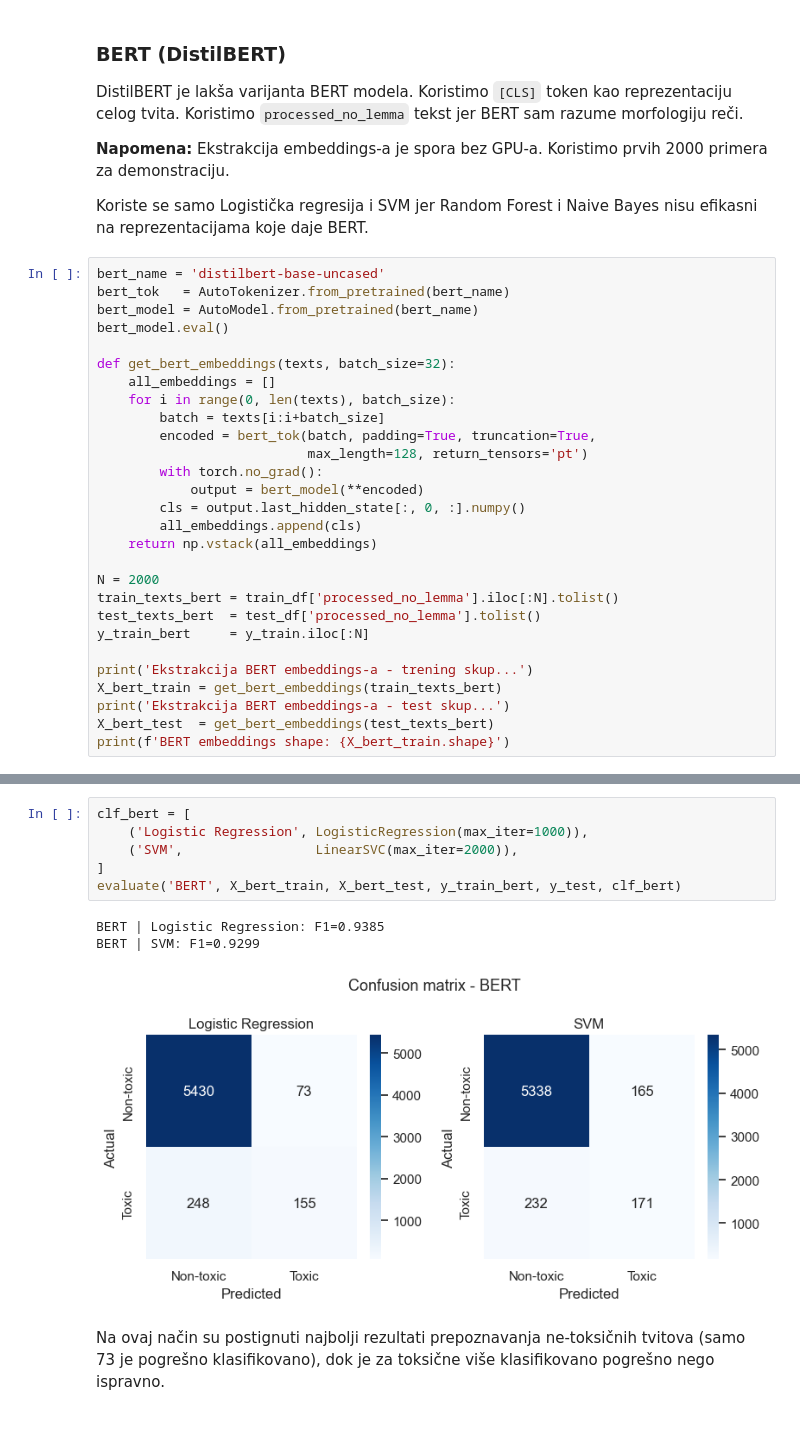
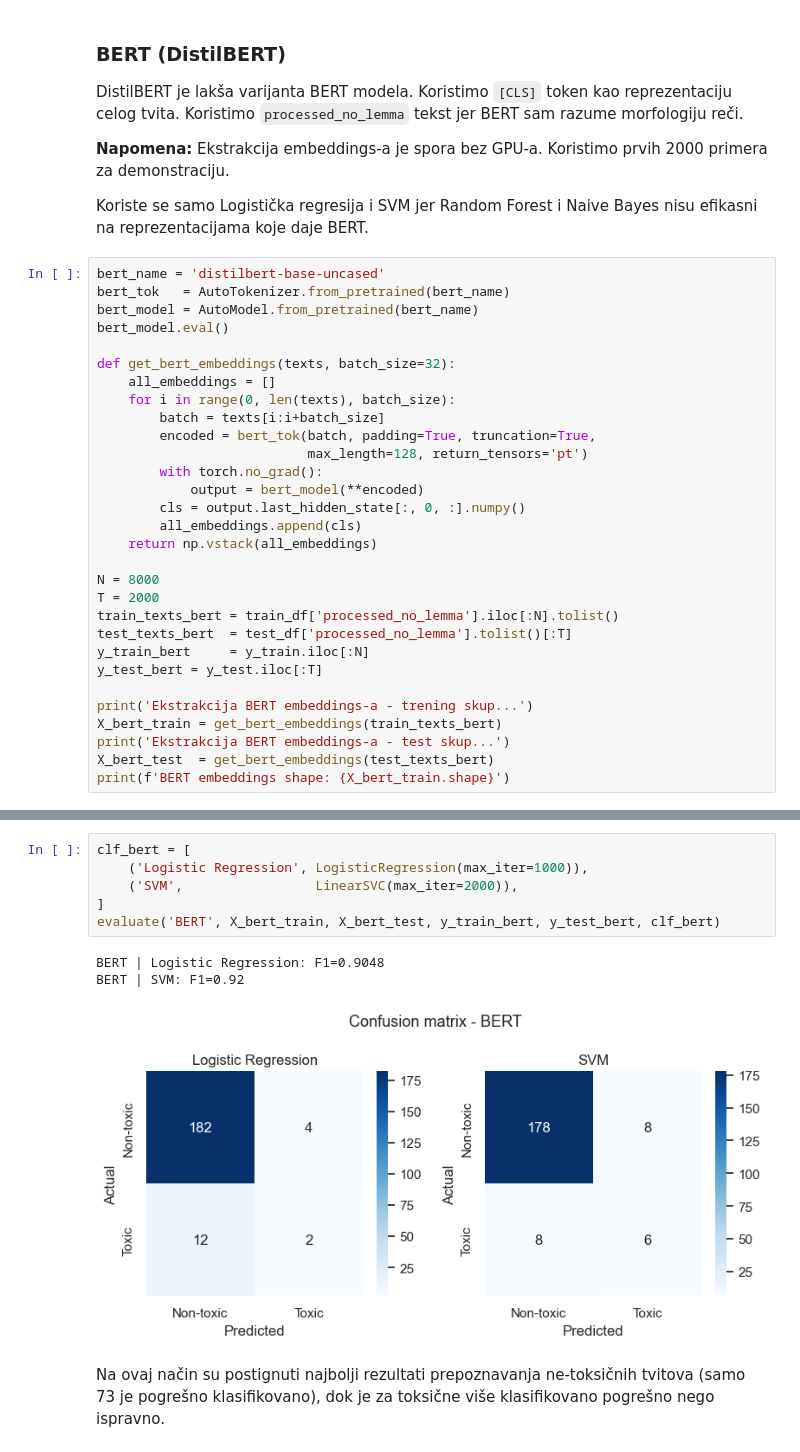
Before and after one commit to paunovicjovan/data-preprocessing-for-ml-2, a Jupyter notebook: Prakticni deo/Toxic Tweets Classification.ipynb, the cells around one changed output, grey strips where cells are left out. Cells and saved outputs as stored; diff of their text form; blank space fills up the shorter version.

```diff
--- a/Prakticni deo/Toxic Tweets Classification.ipynb
+++ b/Prakticni deo/Toxic Tweets Classification.ipynb
@@ -974,10 +992,12 @@ def get_bert_embeddings(texts, batch_size=32):
         all_embeddings.append(cls)
     return np.vstack(all_embeddings)
 
-N = 2000
+N = 8000
+T = 2000
 train_texts_bert = train_df['processed_no_lemma'].iloc[:N].tolist()
-test_texts_bert  = test_df['processed_no_lemma'].tolist()
+test_texts_bert  = test_df['processed_no_lemma'].tolist()[:T]
 y_train_bert     = y_train.iloc[:N]
+y_test_bert = y_test.iloc[:T]
 
 print('Ekstrakcija BERT embeddings-a - trening skup...')
 X_bert_train = get_bert_embeddings(train_texts_bert)
@@ -1002,13 +1011,13 @@ BERT embeddings shape: (2000, 768)
 # %%
 clf_bert = [
     ('Logistic Regression', LogisticRegression(max_iter=1000)),
     ('SVM',                 LinearSVC(max_iter=2000)),
 ]
-evaluate('BERT', X_bert_train, X_bert_test, y_train_bert, y_test, clf_bert)
+evaluate('BERT', X_bert_train, X_bert_test, y_train_bert, y_test_bert, clf_bert)
 # %% [output]
-BERT | Logistic Regression: F1=0.9385
-BERT | SVM: F1=0.9299
+BERT | Logistic Regression: F1=0.9048
+BERT | SVM: F1=0.92
-[figure, old version]
+[figure, new version]
 # %% [markdown]
 Na ovaj način su postignuti najbolji rezultati prepoznavanja ne-toksičnih tvitova (samo 73 je pogrešno klasifikovano), dok je za toksične više klasifikovano pogrešno nego ispravno.
 # %% [markdown]
```
Also changed, not shown: parts of 27 cells of this notebook, 2 other files.
